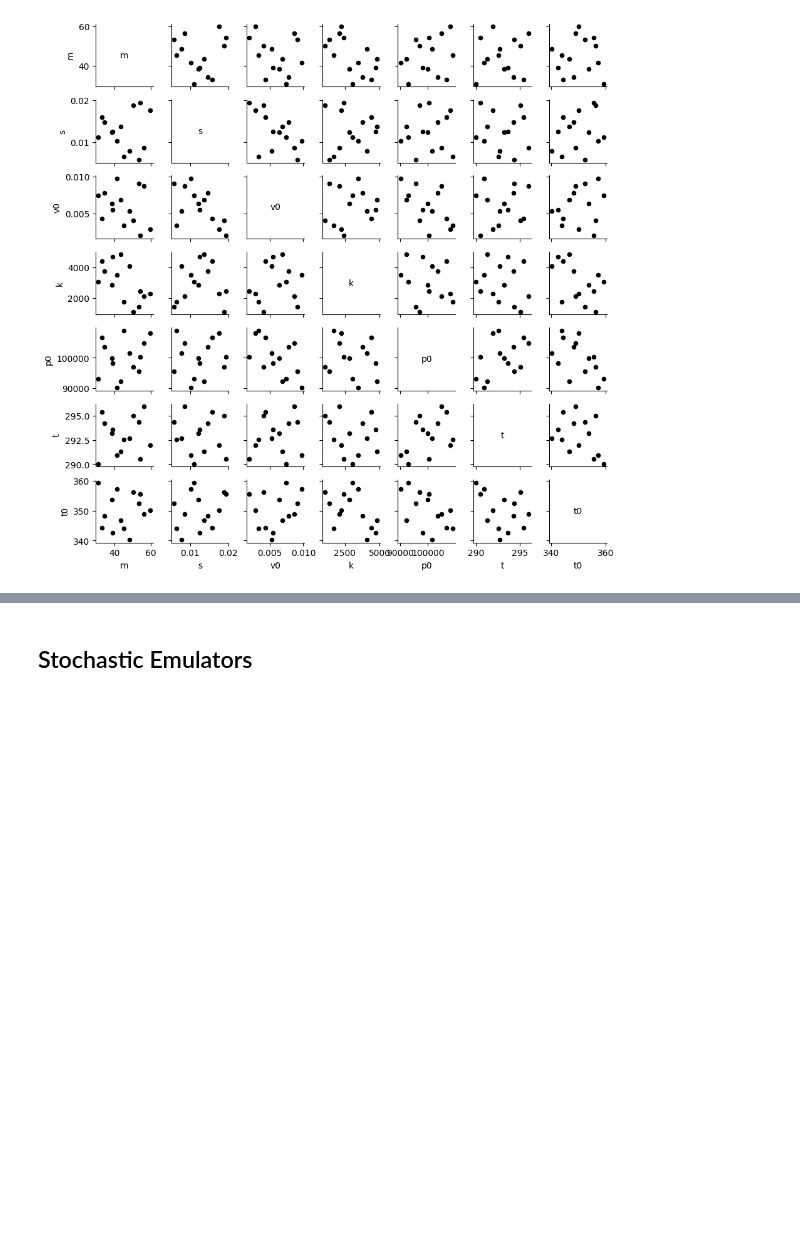
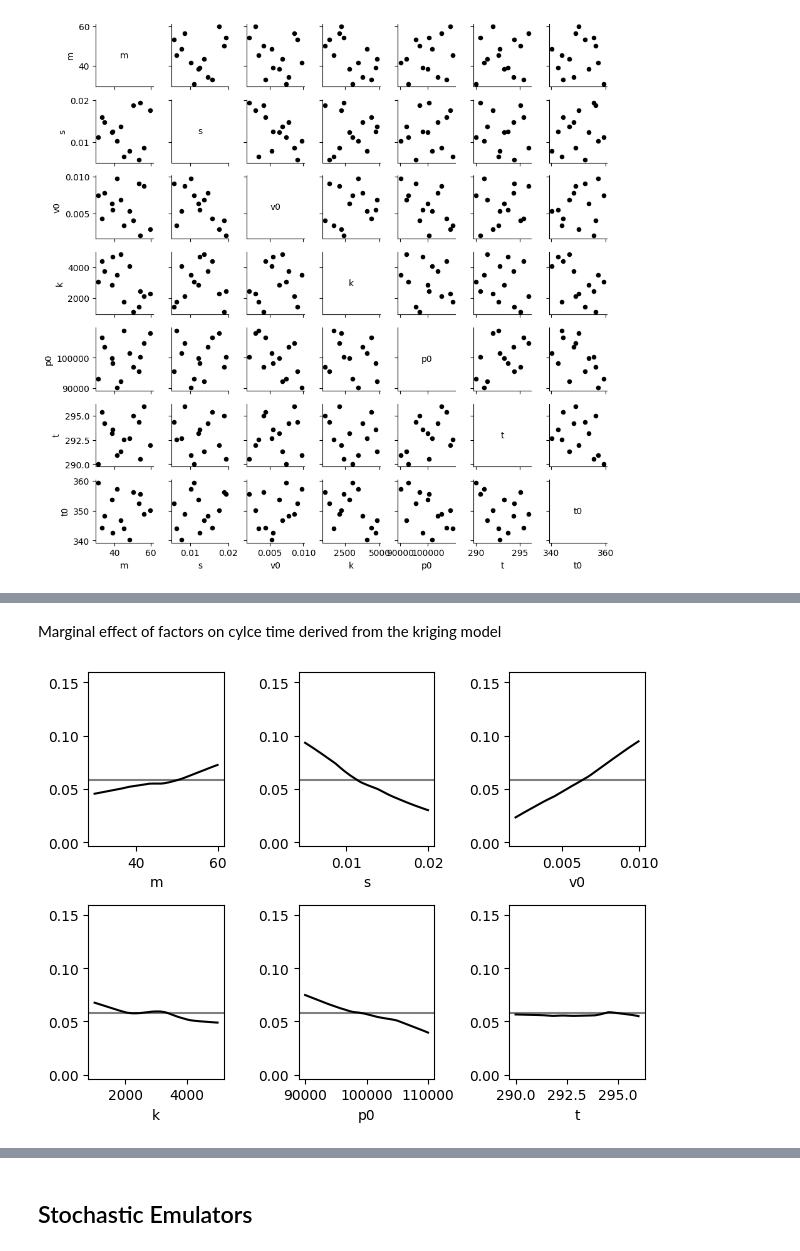
Before and after one commit to gedeck/mistat-code-solutions, a Jupyter notebook: IndustrialStatistics/notebooks/Chap007.ipynb, the cells around one changed output, grey strips where cells are left out. Cells and saved outputs as stored; diff of their text form; code cells hidden in the pictures; blank space fills up the shorter version.

```diff
--- a/IndustrialStatistics/notebooks/Chap007.ipynb
+++ b/IndustrialStatistics/notebooks/Chap007.ipynb
@@ -216,28 +232,28 @@ if lk:
+# %% [markdown]
+Marginal effect of factors on cylce time derived from the kriging model
 # %%
-if lk:
-    random.seed(1)
+random.seed(1)
 
-    # create a large Latin hypercube design
-    Design = doe.lhs(Factors, num_samples=500, random_state=1)
+# create a large Latin hypercube design
+Design = doe.lhs(Factors, num_samples=500, random_state=1)
 
-    # for each row in the design, predict the cycle time using the kriging model
-    predictions = []
-    for _, row in Design.iterrows():
-        predictions.append(model.predict([row[predictors]], True, False, False)[0])
-    Design['seconds'] = predictions
+# for each row in the design, predict the cycle time using the kriging model
+Design['seconds'] = model.predict(Design[predictors])
 
-    # determine and plot the marginal distribution using lowess regression
-    fig, axes = plt.subplots(ncols=3, nrows=2)
-    ylim = (min(Design['seconds']),max(Design['seconds']))
-    for ax, column in zip(chain.from_iterable(axes), predictors):
-        fit = lowess(Design['seconds'], Design[column],
-                     frac=0.5, it=1, return_sorted=True)
-        fit = pd.DataFrame(fit, columns=['x', 'y'])
-        ax.axhline(Design['seconds'].mean(), color='grey')
-        ax.plot(fit['x'], fit['y'], color='black')
-        ax.set_ylim(ylim)
-        ax.set_xlabel(column)
-    plt.tight_layout()
+# determine and plot the marginal distribution using lowess regression
+fig, axes = plt.subplots(ncols=3, nrows=2)
+ylim = (min(Design['seconds']),max(Design['seconds']))
+for ax, column in zip(chain.from_iterable(axes), predictors):
+    fit = lowess(Design['seconds'], Design[column],
+                  frac=0.5, it=1, return_sorted=True)
+    fit = pd.DataFrame(fit, columns=['x', 'y'])
+    ax.axhline(Design['seconds'].mean(), color='grey')
+    ax.plot(fit['x'], fit['y'], color='black')
+    ax.set_ylim(ylim)
+    ax.set_xlabel(column)
+plt.tight_layout()
+# %% [output]
+[figure, added]
 # %%
 def plotSurface(model, data, f1, f2, ncontours=20):
     def linspace(limits):
```
Also changed, not shown: parts of 11 cells of this notebook.
